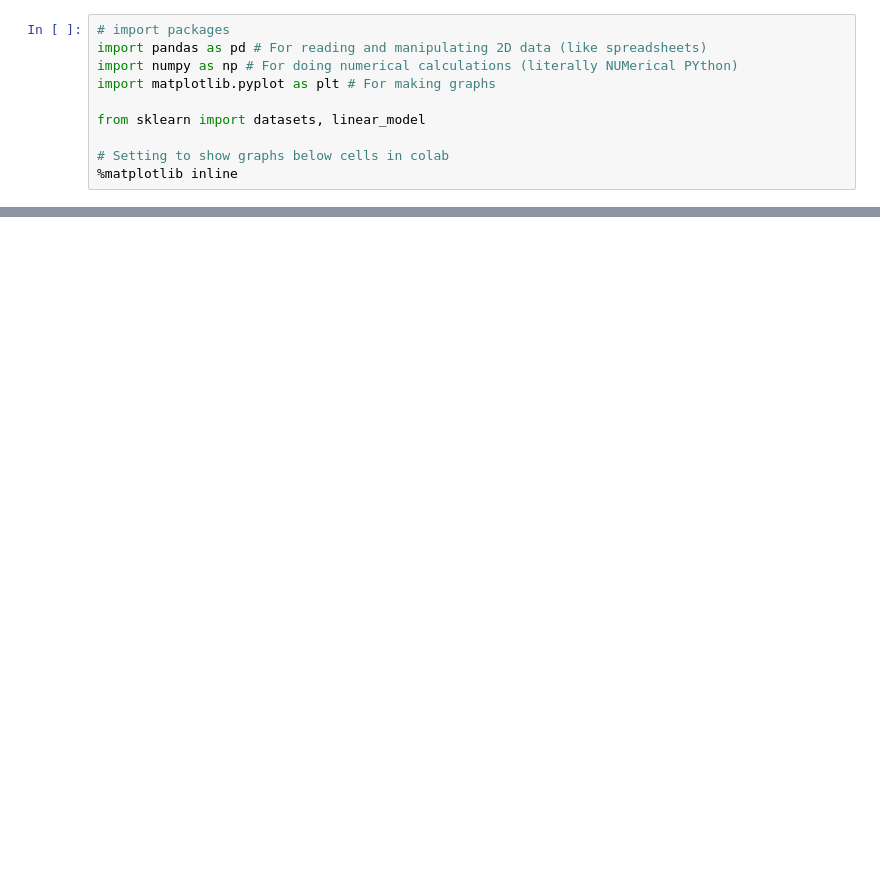
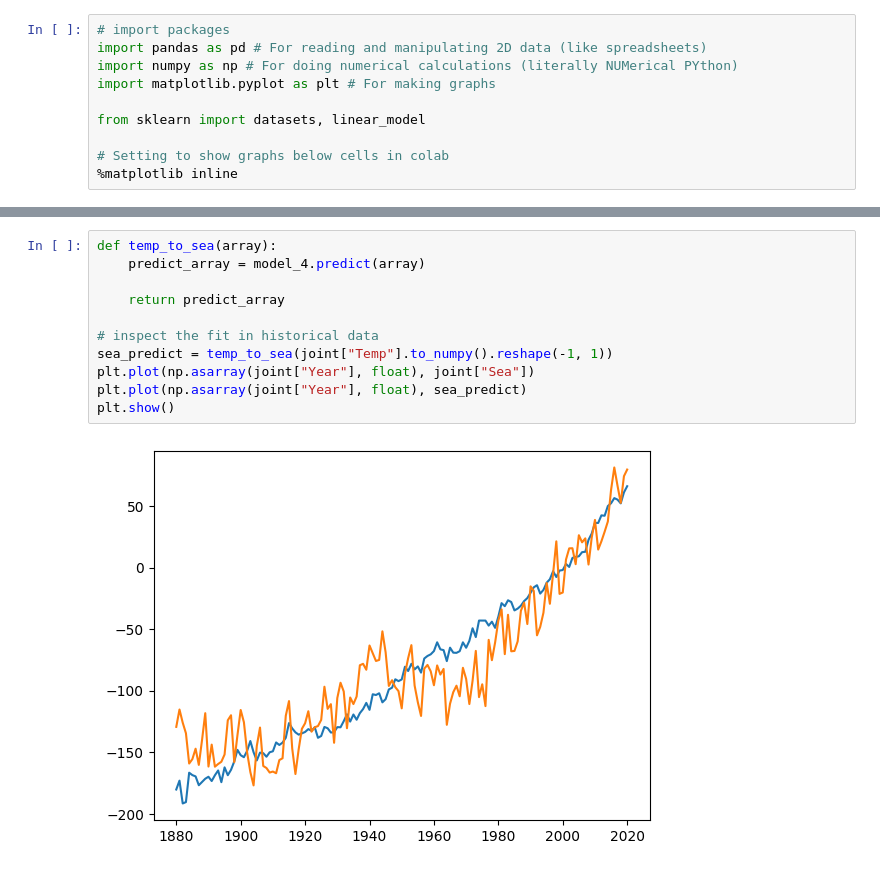
Before and after one commit to MaxCpt/COMP3041, a Jupyter notebook: model/Temp_vs_Sea.ipynb, the cells around one changed output, grey strips where cells are left out. Cells and saved outputs as stored; diff of their text form; blank space fills up the shorter version.

```diff
--- a/model/Temp_vs_Sea.ipynb
+++ b/model/Temp_vs_Sea.ipynb
@@ -43,0 +43,13 @@ The model [ y = 2.125329390233103 x + 1.8330317620354901] has score 0.0190963339
+# %%
+def temp_to_sea(array):
+    predict_array = model_4.predict(array)
+
+    return predict_array
+
+# inspect the fit in historical data
+sea_predict = temp_to_sea(joint["Temp"].to_numpy().reshape(-1, 1))
+plt.plot(np.asarray(joint["Year"], float), joint["Sea"])
+plt.plot(np.asarray(joint["Year"], float), sea_predict)
+plt.show()
+# %% [output]
+[figure, added]
```
Also changed, not shown: parts of 2 cells of this notebook, 5 other files.
